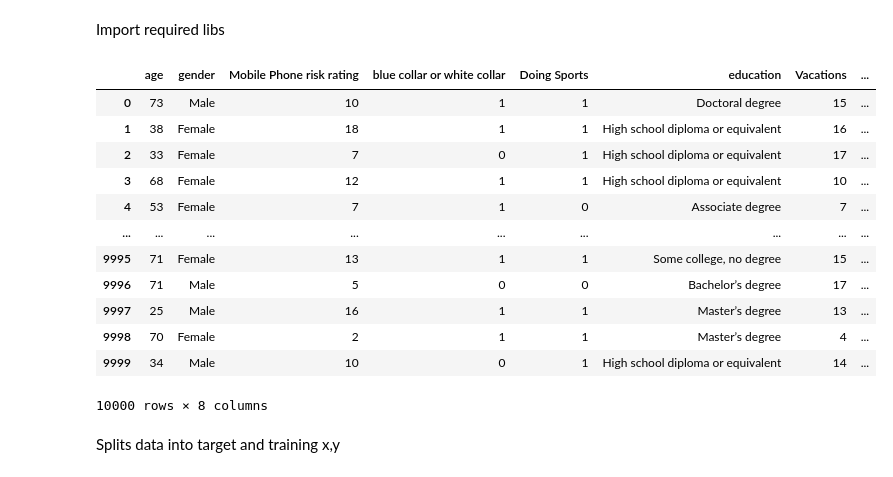
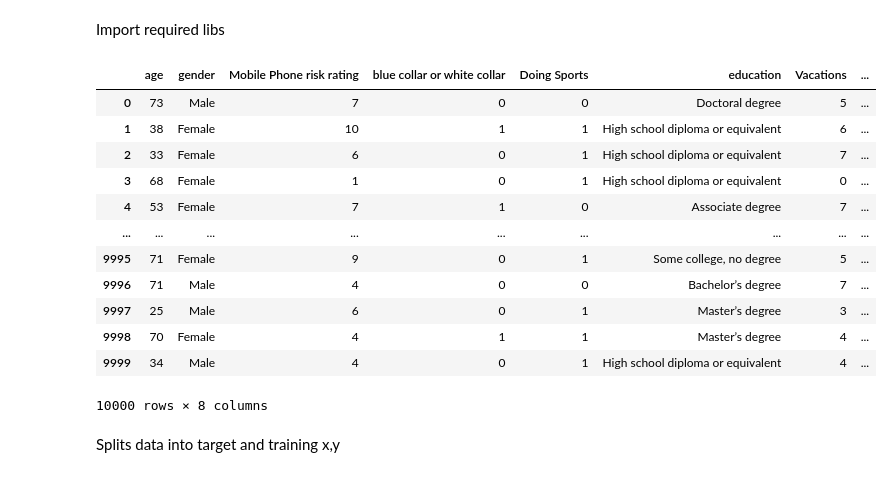
Before and after one commit to ceilingfans/app-dev, a Jupyter notebook: api/Insuranceprice/riskmodel.ipynb, the cells around one changed output. Cells and saved outputs as stored; diff of their text form; code cells hidden in the pictures.

```diff
--- a/api/Insuranceprice/riskmodel.ipynb
+++ b/api/Insuranceprice/riskmodel.ipynb
@@ -6,21 +6,21 @@ import pandas as pd
 import seaborn as sns
 import matplotlib.pyplot as plt
 # %%
-data = pd.read_csv('phonerisk.csv')
+data = pd.read_csv('phoneriskDataset.csv')
 data
 # %% [output]
 |  | age | gender | Mobile Phone risk rating | blue collar or white collar | Doing Sports | education | Vacations | ... |
-| 0 | 73 | Male | 10 | 1 | 1 | Doctoral degree | 15 | ... |
-| 1 | 38 | Female | 18 | 1 | 1 | High school diploma or equivalent | 16 | ... |
-| 2 | 33 | Female | 7 | 0 | 1 | High school diploma or equivalent | 17 | ... |
-| 3 | 68 | Female | 12 | 1 | 1 | High school diploma or equivalent | 10 | ... |
+| 0 | 73 | Male | 7 | 0 | 0 | Doctoral degree | 5 | ... |
+| 1 | 38 | Female | 10 | 1 | 1 | High school diploma or equivalent | 6 | ... |
+| 2 | 33 | Female | 6 | 0 | 1 | High school diploma or equivalent | 7 | ... |
+| 3 | 68 | Female | 1 | 0 | 1 | High school diploma or equivalent | 0 | ... |
 | 4 | 53 | Female | 7 | 1 | 0 | Associate degree | 7 | ... |
 | ... | ... | ... | ... | ... | ... | ... | ... | ... |
-| 9995 | 71 | Female | 13 | 1 | 1 | Some college, no degree | 15 | ... |
-| 9996 | 71 | Male | 5 | 0 | 0 | Bachelor’s degree | 17 | ... |
-| 9997 | 25 | Male | 16 | 1 | 1 | Master’s degree | 13 | ... |
-| 9998 | 70 | Female | 2 | 1 | 1 | Master’s degree | 4 | ... |
-| 9999 | 34 | Male | 10 | 0 | 1 | High school diploma or equivalent | 14 | ... |
+| 9995 | 71 | Female | 9 | 0 | 1 | Some college, no degree | 5 | ... |
+| 9996 | 71 | Male | 4 | 0 | 0 | Bachelor’s degree | 7 | ... |
+| 9997 | 25 | Male | 6 | 0 | 1 | Master’s degree | 3 | ... |
+| 9998 | 70 | Female | 4 | 1 | 1 | Master’s degree | 4 | ... |
+| 9999 | 34 | Male | 4 | 0 | 1 | High school diploma or equivalent | 4 | ... |
 10000 rows × 8 columns
 # %% [markdown]
 Splits data into target and training x,y
```
Also changed, not shown: parts of 6 cells of this notebook, 1 other file.
